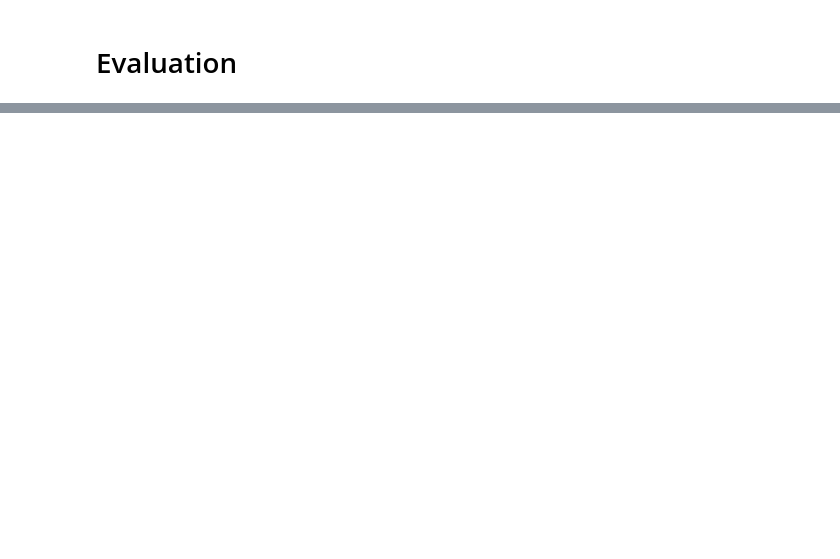
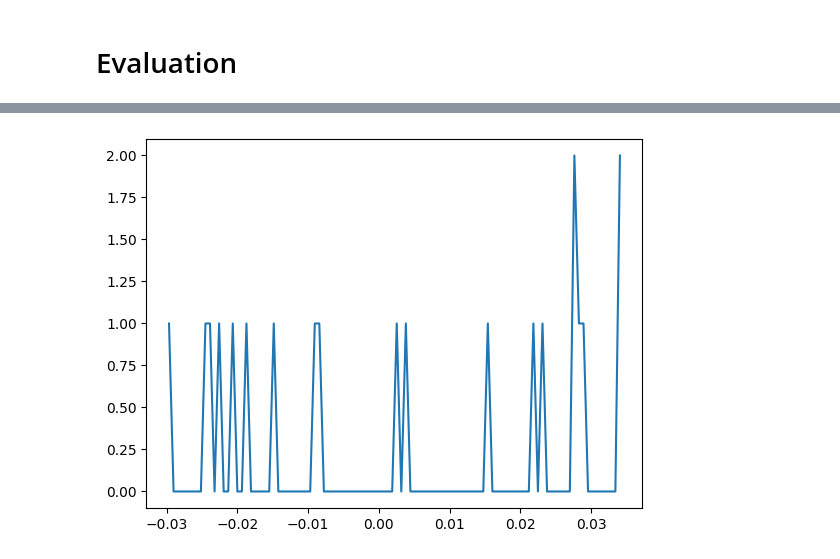
Before and after one commit to Erickllino/Neural_Network, a Jupyter notebook: MNIST.IPYNB, the cells around one changed output, grey strips where cells are left out. Drawn from its saved outputs; the diff is of its cells as text; code cells hidden in the pictures; blank space fills up the shorter version.

```diff
--- a/MNIST.IPYNB
+++ b/MNIST.IPYNB
@@ -90,3 +78,8 @@ for xb, yb in train_dl:
+# %%
+L1_value_before_train = torch.histogram(MLP_Model().L1.bias.detach())
+
+X_L1_before = L1_value_before_train[1][0:100]
+y_L1_before = L1_value_before_train[0]
 # %% [markdown]
 # Train
 # %%
@@ -180,0 +192,4 @@ weighted avg       1.00      1.00      1.00        10
+# %%
+hist_before_train = plt.plot(X_L1_before,y_L1_before)
+# %% [output]
+[figure, added]
```
Also changed, not shown: parts of 13 cells of this notebook.
